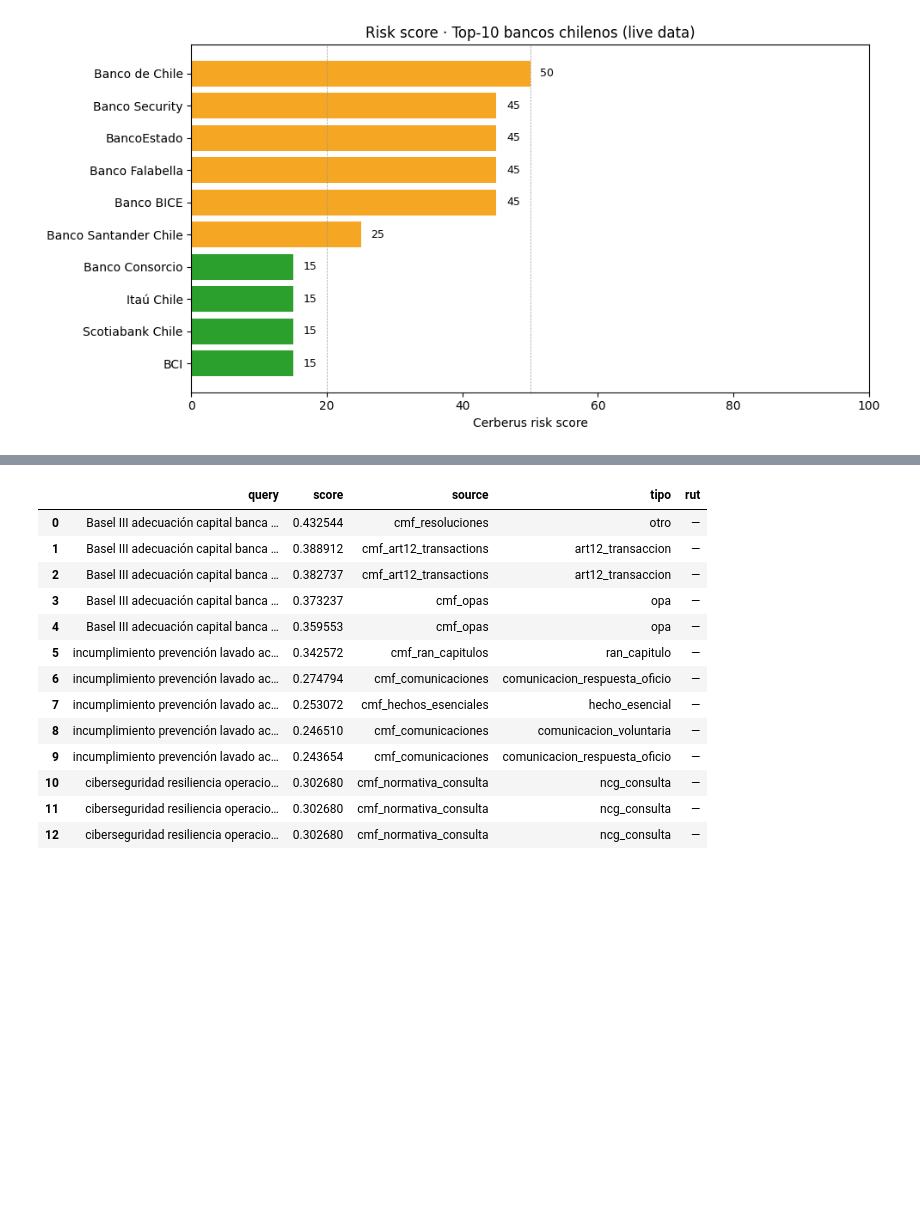
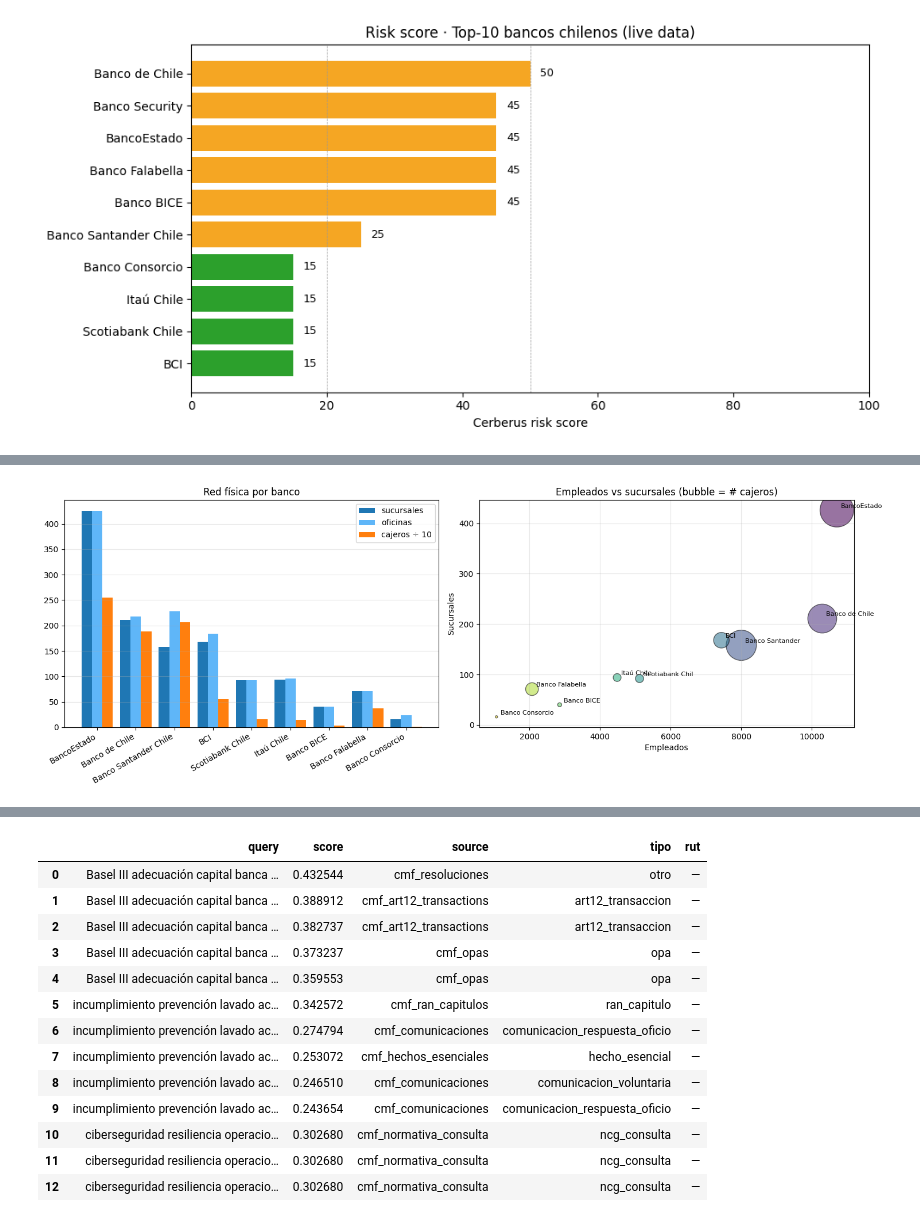
Before and after one commit to l0rdbarcsacs/cerberus-sdk-python, a Jupyter notebook: examples/notebooks/04-top10-bancos-chile.ipynb, the cells around one changed output, grey strips where cells are left out. Cells and saved outputs as stored; diff of their text form; code cells hidden in the pictures; blank space fills up the shorter version.

```diff
--- a/examples/notebooks/04-top10-bancos-chile.ipynb
+++ b/examples/notebooks/04-top10-bancos-chile.ipynb
@@ -745,0 +330,20 @@ RUT del emisor cuando aplica:
+# %%
+async def fetch_fichas(c, item):
+    rut, hint = item
+    try:
+        body = await c.entities.bancos_fichas_latest_per_section(rut)
+        return {"hint": hint, "rut": rut, "sections": body.get("sections", []), "ok": True}
+    except Exception as e:
+        return {"hint": hint, "rut": rut, "sections": [], "ok": False, "err": str(e)[:120]}
+
+fichas = asyncio.run(gather_throttled(fetch_fichas, BANKS, concurrency=5))
+
+# Cobertura de secciones por banco
+section_matrix = []
+for f in fichas:
+    sections = {s["section"]: f"FY{s.get('fiscal_year')}-M{s.get('fiscal_month'):02d}"
+                for s in f["sections"] if s.get('fiscal_month')}
+    section_matrix.append({"banco": f["hint"], **sections})
+df_cov = pd.DataFrame(section_matrix).set_index("banco").fillna("—")
+print(f"Bancos con fichas exitosas: {sum(1 for f in fichas if f['ok'])}/10")
+df_cov
@@ -745,0 +406,33 @@ RUT del emisor cuando aplica:
+# %%
+if len(df_perfil) >= 3:
+    fig, axes = plt.subplots(1, 2, figsize=(15, 5.5))
+
+    # (a) Barras agrupadas
+    ax = axes[0]
+    x = list(range(len(df_perfil)))
+    width = 0.27
+    ax.bar([i - width for i in x], df_perfil["sucursales"], width, label="sucursales", color="#1f77b4")
+    ax.bar(x, df_perfil["oficinas"], width, label="oficinas", color="#5fb6f8")
+    ax.bar([i + width for i in x], df_perfil["cajeros"]/10, width, label="cajeros ÷ 10", color="#ff7f0e")
+    ax.set_xticks(x)
+    ax.set_xticklabels(df_perfil["banco"], rotation=30, ha="right")
+    ax.set_title("Red física por banco")
+    ax.legend()
+    ax.grid(axis="y", alpha=0.3)
+
+    # (b) Bubble — área proporcional a # cajeros
+    ax = axes[1]
+    sizes = df_perfil["cajeros"].fillna(0).clip(lower=10) * 0.7
+    ax.scatter(df_perfil["empleados"], df_perfil["sucursales"], s=sizes, alpha=0.55,
+               c=range(len(df_perfil)), cmap="viridis", edgecolor="black")
+    for _, row in df_perfil.iterrows():
+        ax.annotate(row["banco"][:15], (row["empleados"], row["sucursales"]),
+                    fontsize=8, xytext=(5, 3), textcoords="offset points")
+    ax.set_xlabel("Empleados")
+    ax.set_ylabel("Sucursales")
+    ax.set_title("Empleados vs sucursales (bubble = # cajeros)")
+    ax.grid(alpha=0.3)
+
+    plt.tight_layout(); plt.show()
+# %% [output]
+[figure, added]
```
Also changed, not shown: parts of 69 cells of this notebook.
